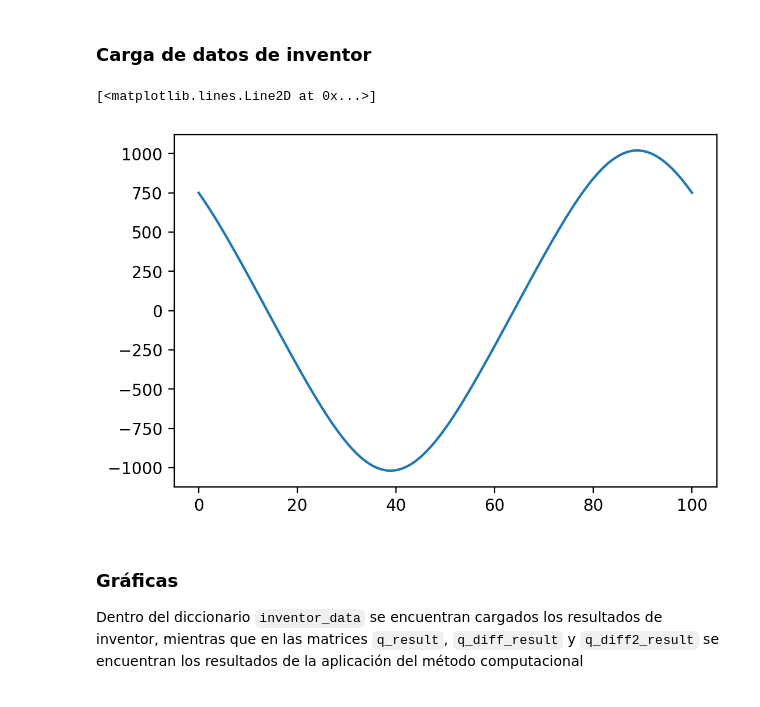
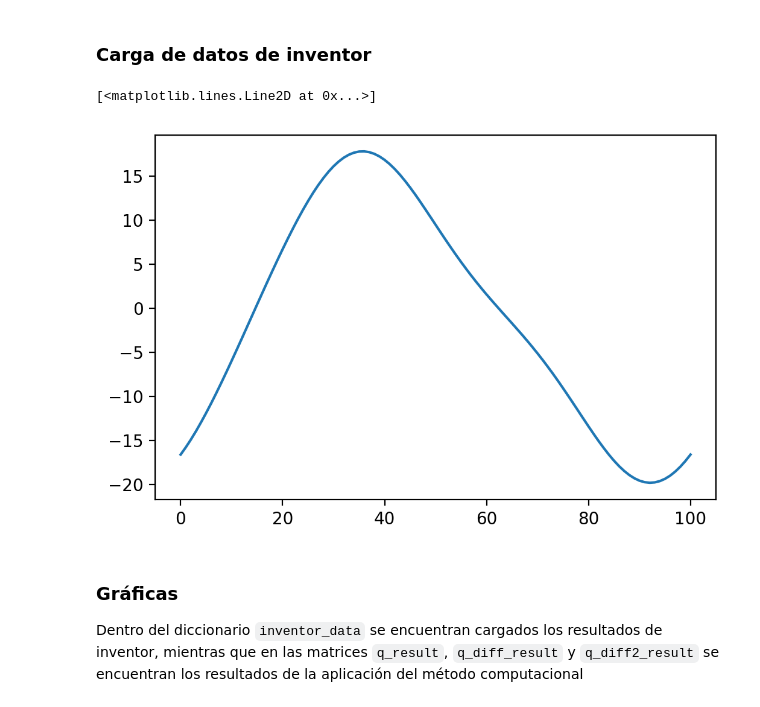
Before and after one commit to caverar/DinamicaComputacionalSistemasMulticuerpo, a Jupyter notebook: Tarea2/code/simulation.ipynb, the cells around one changed output. Drawn from its saved outputs; the diff is of its cells as text; code cells hidden in the pictures.

```diff
--- a/Tarea2/code/simulation.ipynb
+++ b/Tarea2/code/simulation.ipynb
@@ -364,20 +344,20 @@ Time:  0.1 , Iteration:  4 , Error:  1.942097114741681e-15
 # %%
 inventor_data = np.genfromtxt("./inventorData.csv", delimiter=",", names=True)
 Ma = q_lambda_result[:,11];
 # Resultant force at B (norm of column 5 and 6)
 Fb = np.sqrt(q_lambda_result[:,5]**2 + q_lambda_result[:,6]**2)
 # Resultant force at C (norm of column 7 and 8)
 Fc = np.sqrt(q_lambda_result[:,7]**2 + q_lambda_result[:,8]**2)
 
 #print(inventor_data['R4_x'])
 #display(sp.Matrix(q_forces_result[step]))
 #plt.plot(q_forces_result[:,3]-q_lambda_result[:,3])
-#plt.plot(q_forces_result[:,3])
-#plt.plot(-q_lambda_result[:,7])
-plt.plot(q_diff2_result[:,8])
+plt.plot(q_lambda_result[:,10])
+
+#plt.plot(q_lambda_result[:,8]-q_lambda_result[:,10])
 # %% [output]
 [<matplotlib.lines.Line2D at 0x...>]
-[figure, old version]
+[figure, new version]
 # %% [markdown]
 ### Gráficas
 Dentro del diccionario `inventor_data` se encuentran cargados los resultados de inventor, mientras que en las matrices `q_result`, `q_diff_result` y `q_diff2_result` se encuentran los resultados de la aplicación del método computacional
```
Also changed, not shown: parts of 5 cells of this notebook, 6 other files.
